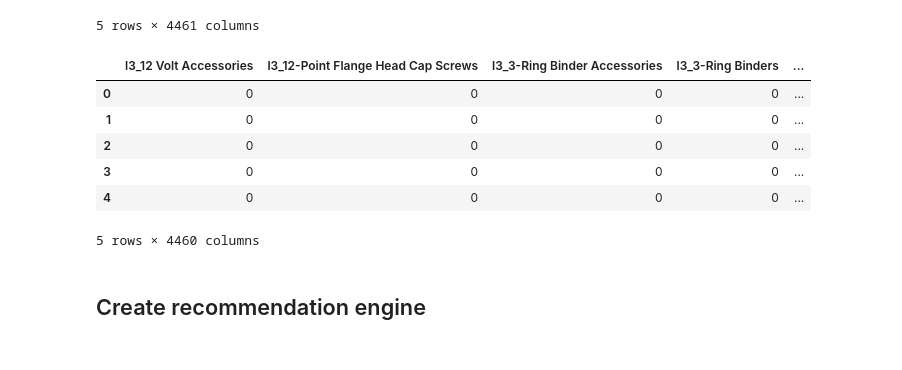
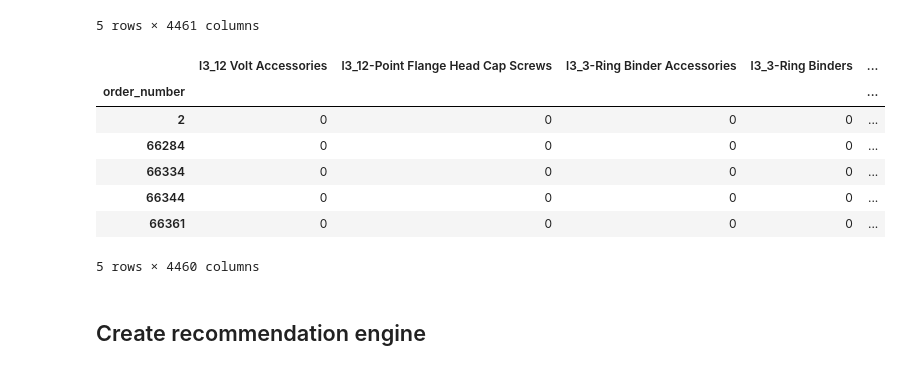
Before and after one commit to deejayrusso/E-Commerce-Recommendations, a Jupyter notebook: E-Commerce Recommendation Notebook.ipynb, the cells around one changed output. Saved outputs shown, nothing was run; the diff lists cells and outputs as text; code cells hidden in the pictures.

```diff
--- a/E-Commerce Recommendation Notebook.ipynb
+++ b/E-Commerce Recommendation Notebook.ipynb
@@ -310,15 +310,16 @@ allTransaction.head()
 5 rows × 4461 columns
 # %%
 # Drop order numbers so they are not included in recommendations
-allTransaction.drop('order_number', axis=1, inplace=True)
+allTransaction = allTransaction.set_index('order_number')
 allTransaction.head()
 # %% [output]
 |  | l3_12 Volt Accessories | l3_12-Point Flange Head Cap Screws | l3_3-Ring Binder Accessories | l3_3-Ring Binders | ... |
-| 0 | 0 | 0 | 0 | 0 | ... |
-| 1 | 0 | 0 | 0 | 0 | ... |
+| order_number |  |  |  |  | ... |
 | 2 | 0 | 0 | 0 | 0 | ... |
-| 3 | 0 | 0 | 0 | 0 | ... |
-| 4 | 0 | 0 | 0 | 0 | ... |
+| 66284 | 0 | 0 | 0 | 0 | ... |
+| 66334 | 0 | 0 | 0 | 0 | ... |
+| 66344 | 0 | 0 | 0 | 0 | ... |
+| 66361 | 0 | 0 | 0 | 0 | ... |
 5 rows × 4460 columns
 # %%
 # Create list of items to recommend
```
Also changed, not shown: parts of 5 cells of this notebook.
